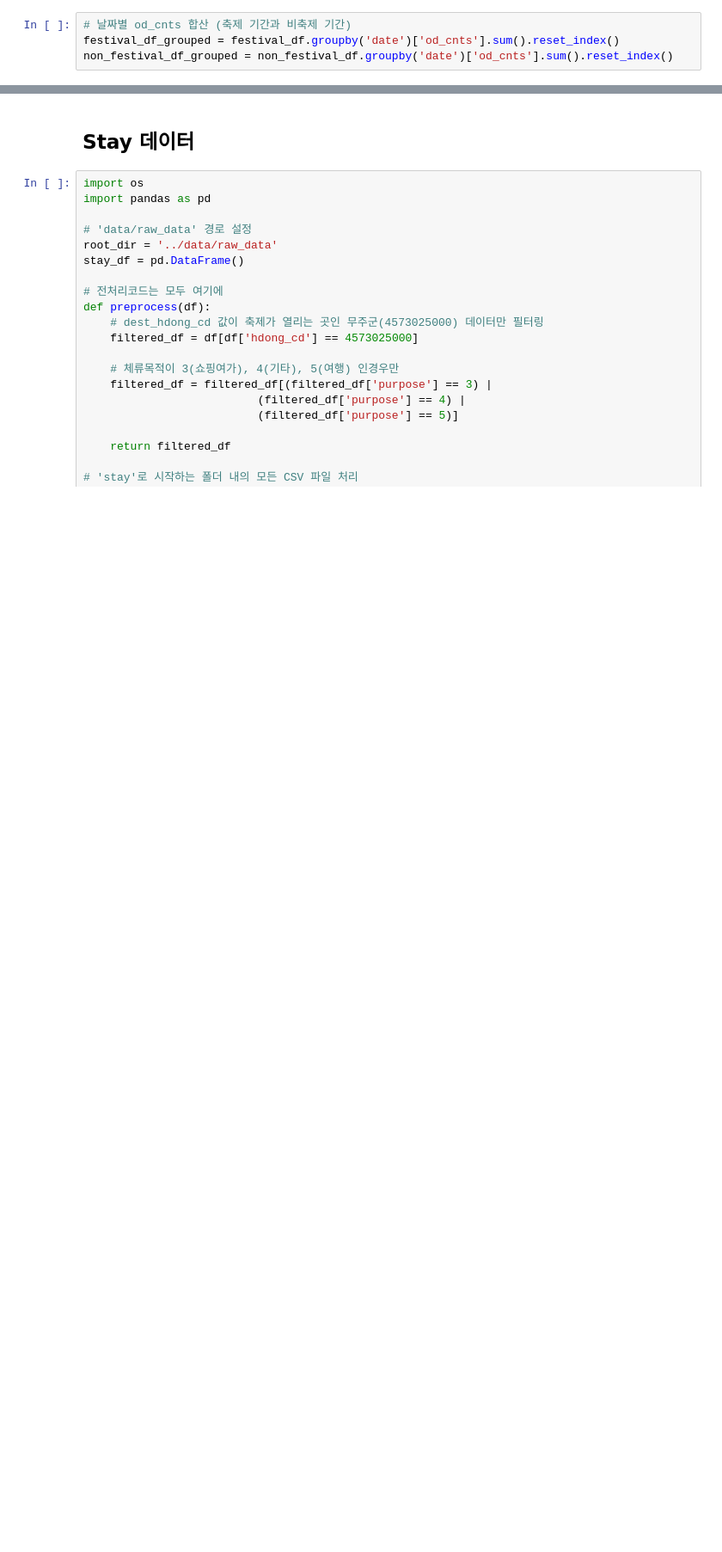
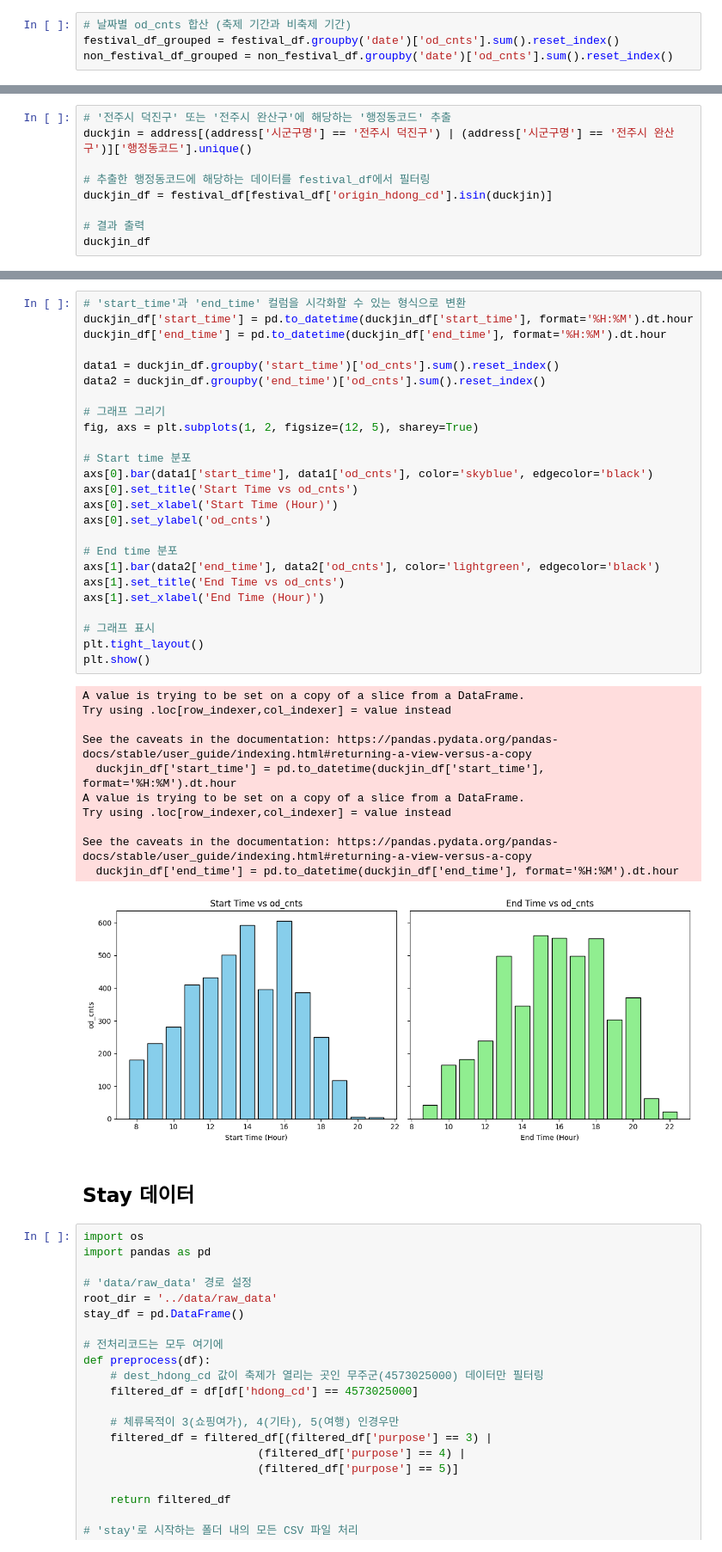
Before and after one commit to NongShiN/2024_bigcontest_muju_festival_shuttle_bus, a Jupyter notebook: EDA/chanwoong/festival_eda.ipynb, the cells around one changed output, grey strips where cells are left out. Shown at 86% size. Drawn from its saved outputs; the diff is of its cells as text; blank space fills up the shorter version.

```diff
--- a/EDA/chanwoong/festival_eda.ipynb
+++ b/EDA/chanwoong/festival_eda.ipynb
@@ -320,0 +348,9 @@ festival_df_grouped_junbok
+# %%
+# '전주시 덕진구' 또는 '전주시 완산구'에 해당하는 '행정동코드' 추출
+duckjin = address[(address['시군구명'] == '전주시 덕진구') | (address['시군구명'] == '전주시 완산구')]['행정동코드'].unique()
+
+# 추출한 행정동코드에 해당하는 데이터를 festival_df에서 필터링
+duckjin_df = festival_df[festival_df['origin_hdong_cd'].isin(duckjin)]
+
+# 결과 출력
+duckjin_df
@@ -321,3 +371,40 @@ festival_df_grouped_junbok
+# %%
+# 'start_time'과 'end_time' 컬럼을 시각화할 수 있는 형식으로 변환
+duckjin_df['start_time'] = pd.to_datetime(duckjin_df['start_time'], format='%H:%M').dt.hour
+duckjin_df['end_time'] = pd.to_datetime(duckjin_df['end_time'], format='%H:%M').dt.hour
+
+data1 = duckjin_df.groupby('start_time')['od_cnts'].sum().reset_index()
+data2 = duckjin_df.groupby('end_time')['od_cnts'].sum().reset_index()
+
+# 그래프 그리기
+fig, axs = plt.subplots(1, 2, figsize=(12, 5), sharey=True)
+
+# Start time 분포
+axs[0].bar(data1['start_time'], data1['od_cnts'], color='skyblue', edgecolor='black')
+axs[0].set_title('Start Time vs od_cnts')
+axs[0].set_xlabel('Start Time (Hour)')
+axs[0].set_ylabel('od_cnts')
+
+# End time 분포
+axs[1].bar(data2['end_time'], data2['od_cnts'], color='lightgreen', edgecolor='black')
+axs[1].set_title('End Time vs od_cnts')
+axs[1].set_xlabel('End Time (Hour)')
+
+# 그래프 표시
+plt.tight_layout()
+plt.show()
+# %% [output]
+A value is trying to be set on a copy of a slice from a DataFrame.
+Try using .loc[row_indexer,col_indexer] = value instead
+
+See the caveats in the documentation: https://pandas.pydata.org/pandas-docs/stable/user_guide/indexing.html#returning-a-view-versus-a-copy
+  duckjin_df['start_time'] = pd.to_datetime(duckjin_df['start_time'], format='%H:%M').dt.hour
+A value is trying to be set on a copy of a slice from a DataFrame.
+Try using .loc[row_indexer,col_indexer] = value instead
+
+See the caveats in the documentation: https://pandas.pydata.org/pandas-docs/stable/user_guide/indexing.html#returning-a-view-versus-a-copy
+  duckjin_df['end_time'] = pd.to_datetime(duckjin_df['end_time'], format='%H:%M').dt.hour
+[figure, added]
 # %% [markdown]
 ## Stay 데이터
 # %%
```
Also changed, not shown: parts of 11 cells of this notebook.
